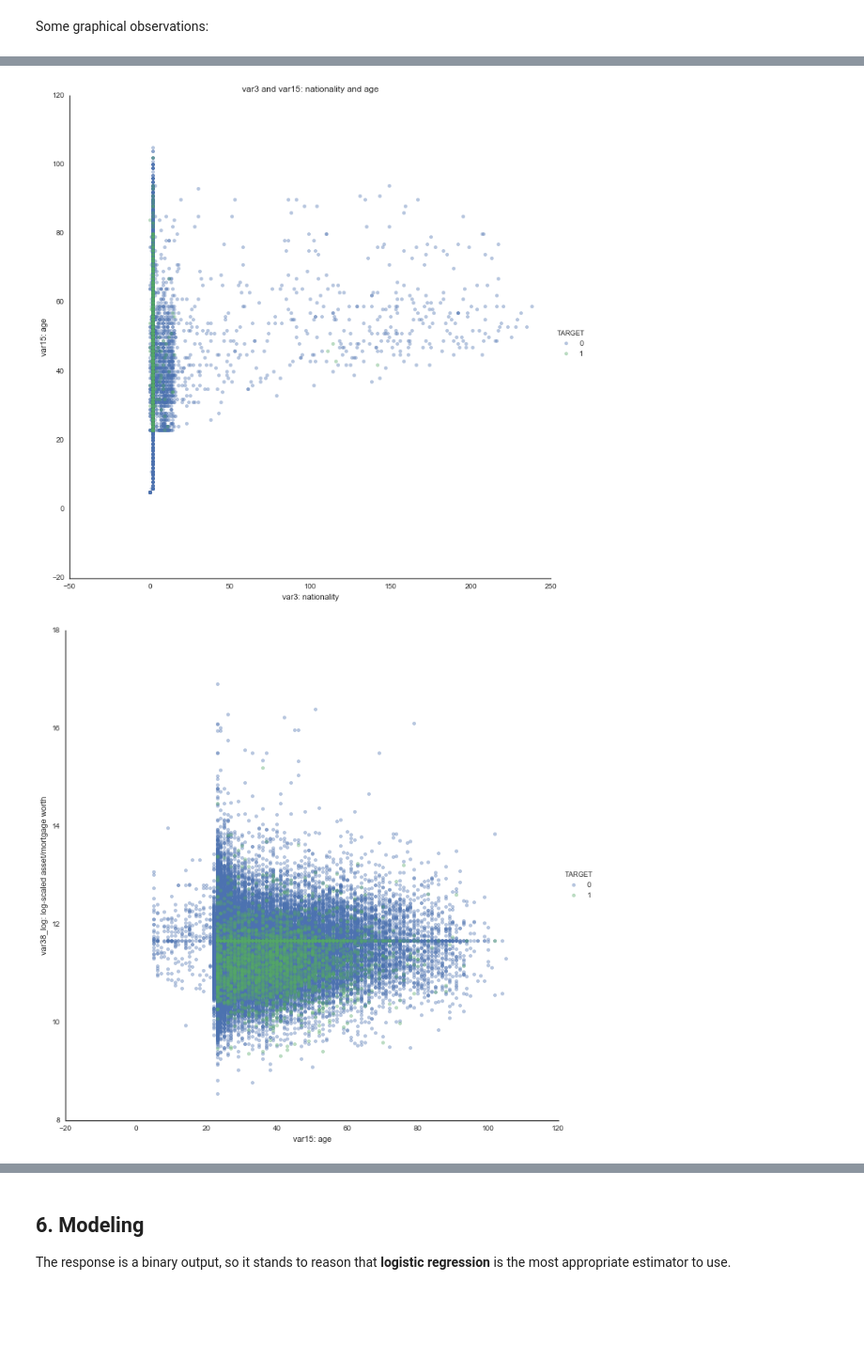
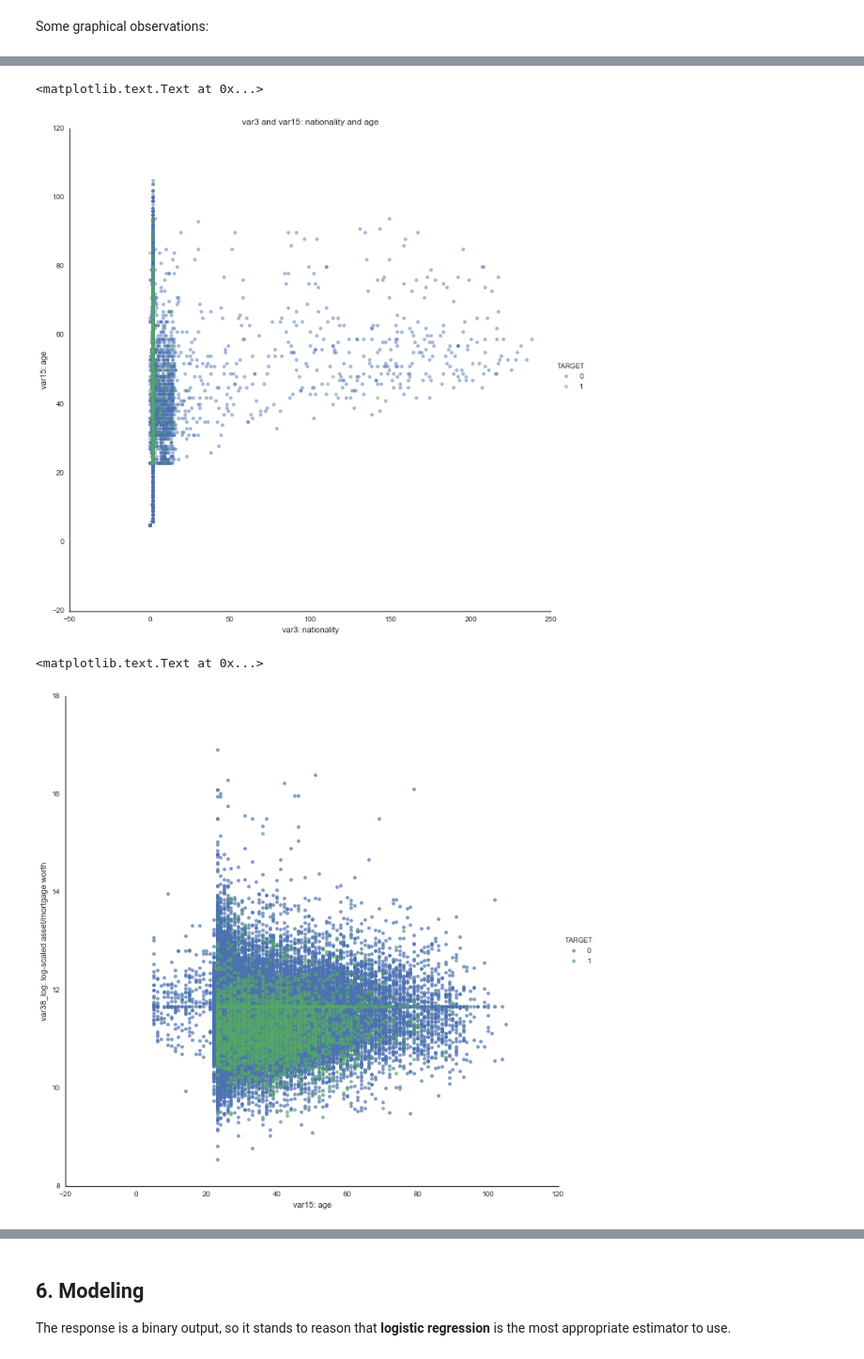
Before and after one commit to sketchychen/kaggle_santander, a Jupyter notebook: kaggle_santander_draft.ipynb, the cells around one changed output, grey strips where cells are left out. Shown at 94% size. Saved outputs shown, nothing was run; the diff lists cells and outputs as text; code cells hidden in the pictures; blank space fills up the shorter version.

```diff
--- a/kaggle_santander_draft.ipynb
+++ b/kaggle_santander_draft.ipynb
@@ -644,13 +692,17 @@ plt.title('var15 (age) and TARGET');
 # %%
-sns.FacetGrid(santrainder, hue='TARGET', size=10).map(plt.scatter, 'var3', 'var15', alpha = 0.4).add_legend()
+sns.FacetGrid(santrainder, hue='TARGET', size=10).map(plt.scatter, 'var3', 'var15', alpha = 0.5).add_legend()
 plt.title('var3 and var15: nationality and age');
 plt.xlabel('var3: nationality');
 plt.ylabel('var15: age');
+# country 2 has the most people at over 70k, so most of the 1's are there.
 # %% [output]
+<matplotlib.text.Text at 0x...>
 [figure]
 # %%
-sns.FacetGrid(santrainder, hue='TARGET', size=10).map(plt.scatter, 'var15', 'var38_log', alpha=0.4).add_legend()
+sns.FacetGrid(santrainder, hue='TARGET', size=10).map(plt.scatter, 'var15', 'var38_log', alpha=0.7).add_legend()
 plt.xlabel('var15: age');
 plt.ylabel('var38_log: log-scaled asset/mortgage worth');
+# most of the 1's are concentrated a little lower than the var38_log mode and a majority are between 22 and 70 years old.
 # %% [output]
+<matplotlib.text.Text at 0x...>
-[figure, old version]
+[figure, new version]
```
Also changed, not shown: parts of 15 cells of this notebook.
